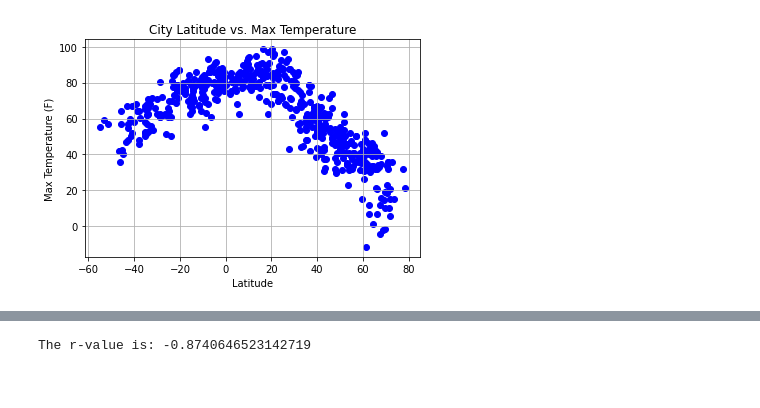
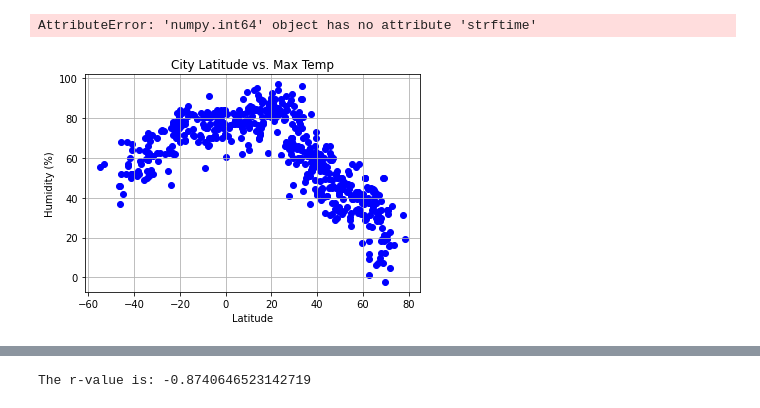
Before and after one commit to bennetyousuf/python-api-challenge, a Jupyter notebook: WeatherPy/WeatherPy.ipynb, the cells around one changed output, grey strips where cells are left out. Saved outputs shown, nothing was run; the diff lists cells and outputs as text; code cells hidden in the pictures.

Commit message:
clean up comments, include scatter plot png images and cities_df csv

```diff
--- a/WeatherPy/WeatherPy.ipynb
+++ b/WeatherPy/WeatherPy.ipynb
@@ -173,6 +175,17 @@ cities_df_humidity
 # %%
 #Plotting Data
 #Lattitude vs Temperature Plot
+
+#To convert to get current time stamp, select one time (index 0) from the "Date" column. Values currently in integer data type
+
+converted_date = cities_df["Date"][0]
+# converted_date = datetime.utcfrometimestamp(converted_date)
+converted_date
+
+converted_date_title = converted_date.strftime("%m/%d/%Y")
+converted_date_title
+
+#
 
 # #Convert Time from Integer to Date Time format for Title - how do i do this?
 # #Select first value of cities_df dataframe to convert
@@ -184,16 +197,28 @@ cities_df_humidity
 # converted_title_date
 # final_title_date = datetime.date(converted_title_date)
 
-#Creating Scatterplot
-plt.scatter(cities_df["Lat"], cities_df["Max Temp"], marker = "o", color = "blue")
-plt.grid()
-plt.xlabel("Latitude")
-plt.ylabel("Max Temperature (F)")
-plt.title(f"City Latitude vs. Max Temperature")
-# plt.savefig("../output_files/Lattitude_vs_Temperature_plot")--how do i save?
-plt.show()
+# #Creating Scatterplot
+# plt.scatter(cities_df["Lat"], cities_df["Max Temp"], marker = "o", color = "blue")
+# plt.grid()
+# plt.xlabel("Latitude")
+# plt.ylabel("Max Temperature (F)")
+# plt.title(f"City Latitude vs. Max Temperature")
+# plt.savefig("City Latitude vs Max Temperature")
+# plt.show()
 # %% [output]
-[figure, removed]
+AttributeError: 'numpy.int64' object has no attribute 'strftime'
+# %%
+#Plotting Data
+#Lattitude vs Temperature Plot
+plt.scatter(cities_df["Lat"], cities_df["Max Temp"], marker = "o", color = "blue")
+plt.grid()
+plt.xlabel("Latitude")
+plt.ylabel("Humidity (%)")
+plt.title(f"City Latitude vs. Max Temp")
+plt.savefig("/Users/bennetyousuf/Desktop/BCS/python-api-challenge/WeatherPy/City Lattitude_vs_Humidity")
+plt.show()
+# %% [output]
+[figure, added]
 # %%
 #Plotting Data
 #Lattitude vs Humidity Plot
```
Also changed, not shown: parts of 15 cells of this notebook, 4 other files.
